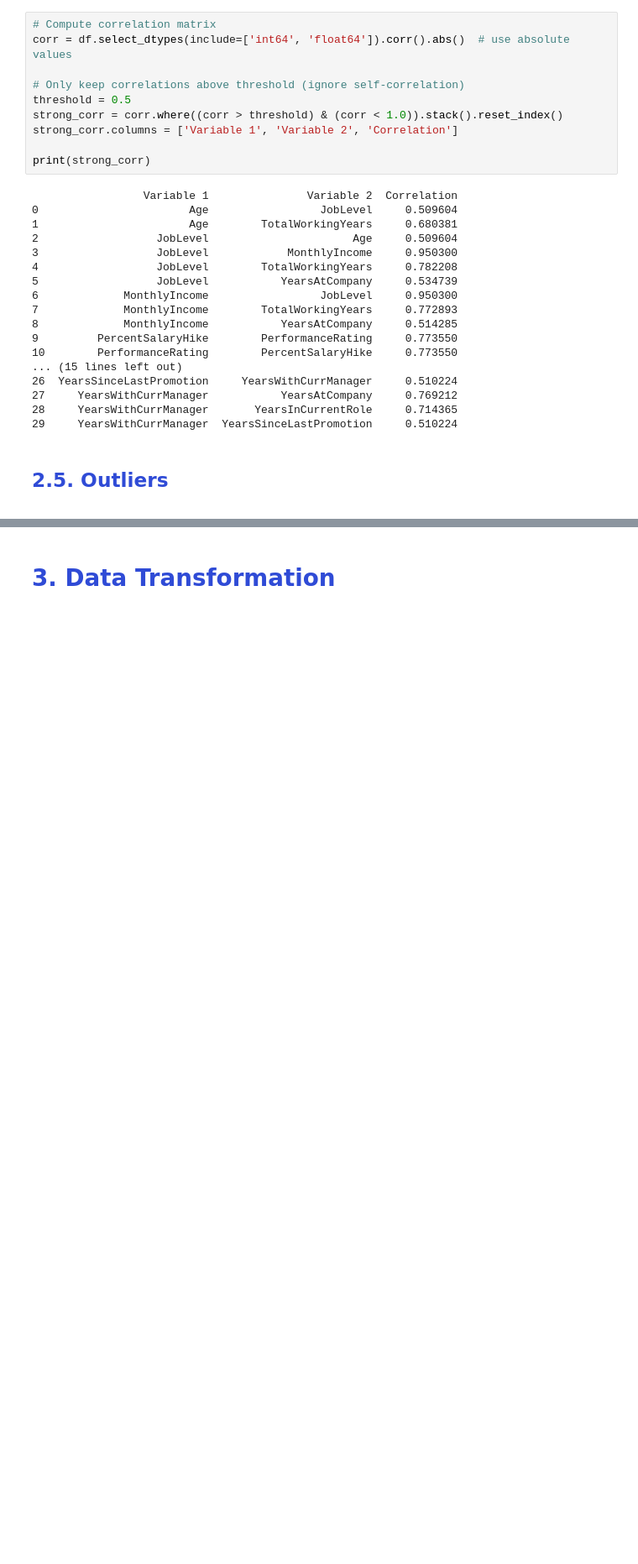
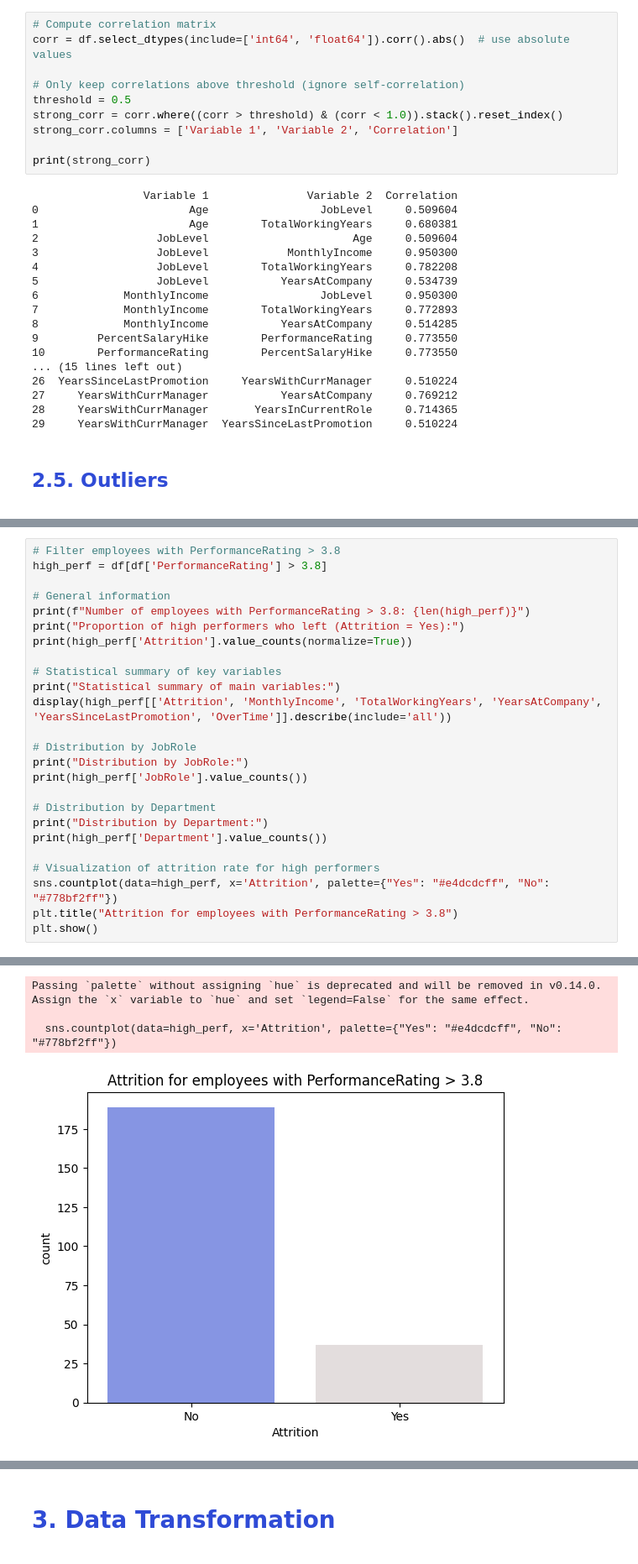
Before and after one commit to deboratcruz11/bootcamp, a Jupyter notebook: HR_Attrition.ipynb, the cells around one changed output, grey strips where cells are left out. Shown at 84% size. Drawn from its saved outputs; the diff is of its cells as text; blank space fills up the shorter version.

```diff
--- a/HR_Attrition.ipynb
+++ b/HR_Attrition.ipynb
@@ -408,0 +470,26 @@ print(strong_corr)
+# %%
+# Filter employees with PerformanceRating > 3.8
+high_perf = df[df['PerformanceRating'] > 3.8]
+
+# General information
+print(f"Number of employees with PerformanceRating > 3.8: {len(high_perf)}")
+print("Proportion of high performers who left (Attrition = Yes):")
+print(high_perf['Attrition'].value_counts(normalize=True))
+
+# Statistical summary of key variables
+print("Statistical summary of main variables:")
+display(high_perf[['Attrition', 'MonthlyIncome', 'TotalWorkingYears', 'YearsAtCompany', 'YearsSinceLastPromotion', 'OverTime']].describe(include='all'))
+
+# Distribution by JobRole
+print("Distribution by JobRole:")
+print(high_perf['JobRole'].value_counts())
+
+# Distribution by Department
+print("Distribution by Department:")
+print(high_perf['Department'].value_counts())
+
+# Visualization of attrition rate for high performers
+sns.countplot(data=high_perf, x='Attrition', palette={"Yes": "#e4dcdcff", "No": "#778bf2ff"})
+plt.title("Attrition for employees with PerformanceRating > 3.8")
+plt.show()
+# %% [output]
@@ -408,0 +533,4 @@ print(strong_corr)
+Passing `palette` without assigning `hue` is deprecated and will be removed in v0.14.0. Assign the `x` variable to `hue` and set `legend=False` for the same effect.
+
+  sns.countplot(data=high_perf, x='Attrition', palette={"Yes": "#e4dcdcff", "No": "#778bf2ff"})
+[figure, added]
```
Also changed, not shown: parts of 8 cells of this notebook, 1 other file.
